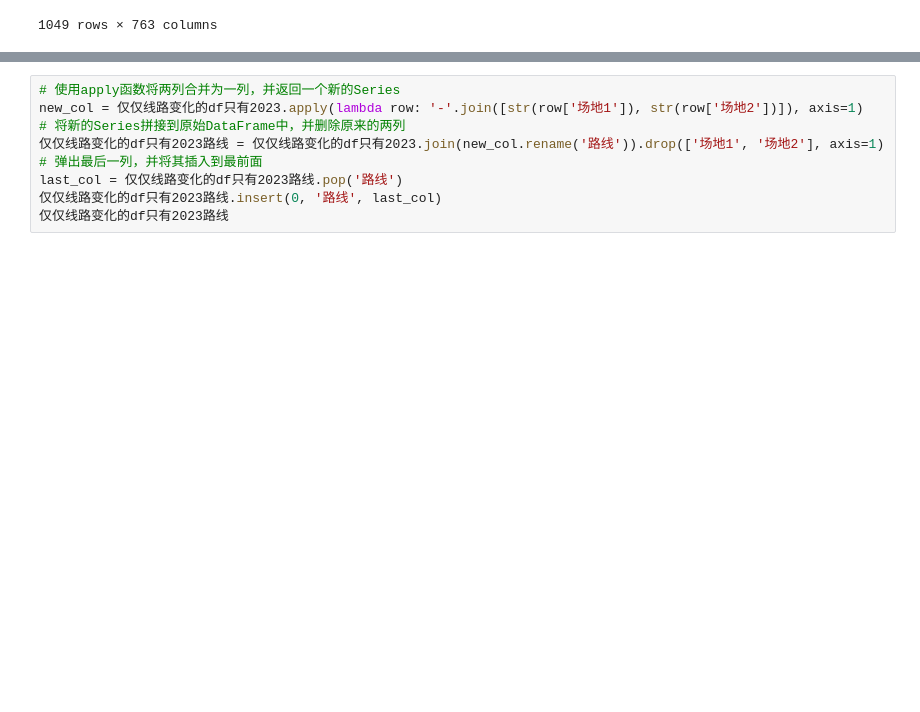
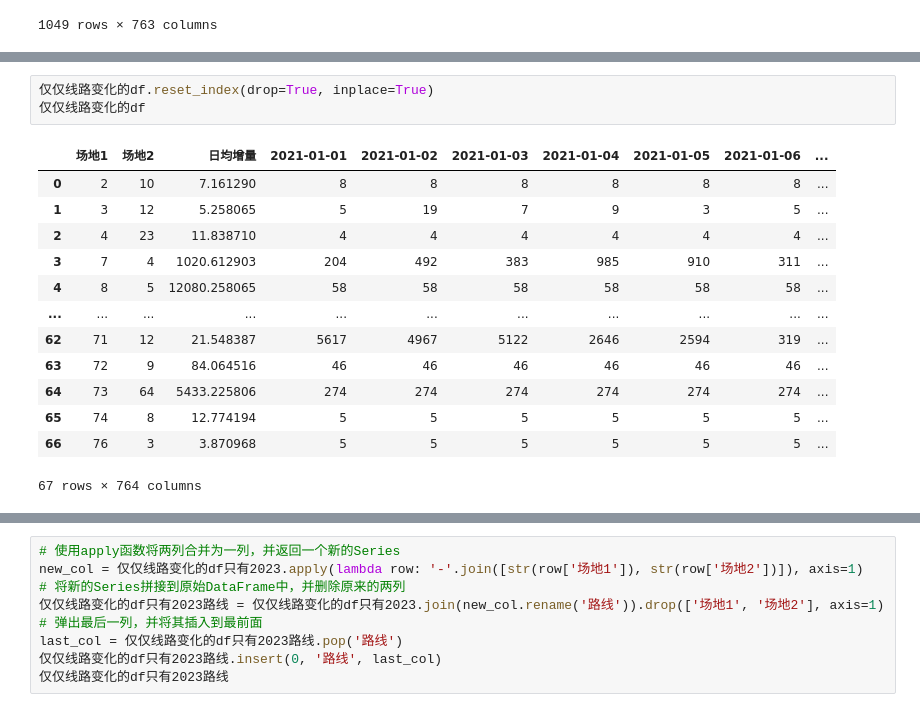
Before and after one commit to james-curtis/2023MathorCup-C, a Jupyter notebook: T2/学术仿真/结果/生成.ipynb, the cells around one changed output, grey strips where cells are left out. Drawn from its saved outputs; the diff is of its cells as text; blank space fills up the shorter version.

```diff
--- a/T2/学术仿真/结果/生成.ipynb
+++ b/T2/学术仿真/结果/生成.ipynb
@@ -192 +184,18 @@ for 上游节点 in 向dc5发货的场地:
+# %%
+仅仅线路变化的df.reset_index(drop=True, inplace=True)
+仅仅线路变化的df
+# %% [output]
+|  | 场地1 | 场地2 | 日均增量 | 2021-01-01 | 2021-01-02 | 2021-01-03 | 2021-01-04 | 2021-01-05 | 2021-01-06 | ... |
+| 0 | 2 | 10 | 7.161290 | 8 | 8 | 8 | 8 | 8 | 8 | ... |
+| 1 | 3 | 12 | 5.258065 | 5 | 19 | 7 | 9 | 3 | 5 | ... |
+| 2 | 4 | 23 | 11.838710 | 4 | 4 | 4 | 4 | 4 | 4 | ... |
+| 3 | 7 | 4 | 1020.612903 | 204 | 492 | 383 | 985 | 910 | 311 | ... |
+| 4 | 8 | 5 | 12080.258065 | 58 | 58 | 58 | 58 | 58 | 58 | ... |
+| ... | ... | ... | ... | ... | ... | ... | ... | ... | ... | ... |
+| 62 | 71 | 12 | 21.548387 | 5617 | 4967 | 5122 | 2646 | 2594 | 319 | ... |
+| 63 | 72 | 9 | 84.064516 | 46 | 46 | 46 | 46 | 46 | 46 | ... |
+| 64 | 73 | 64 | 5433.225806 | 274 | 274 | 274 | 274 | 274 | 274 | ... |
+| 65 | 74 | 8 | 12.774194 | 5 | 5 | 5 | 5 | 5 | 5 | ... |
+| 66 | 76 | 3 | 3.870968 | 5 | 5 | 5 | 5 | 5 | 5 | ... |
+67 rows × 764 columns
 # %%
```
Also changed, not shown: parts of 4 cells of this notebook, 3 other files.
